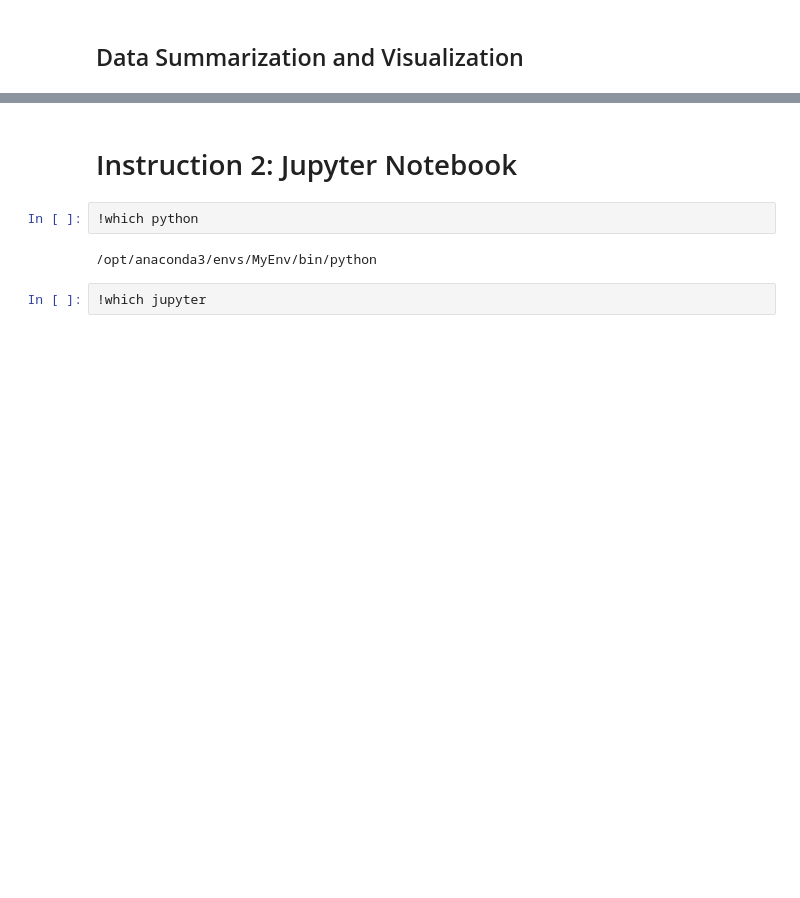
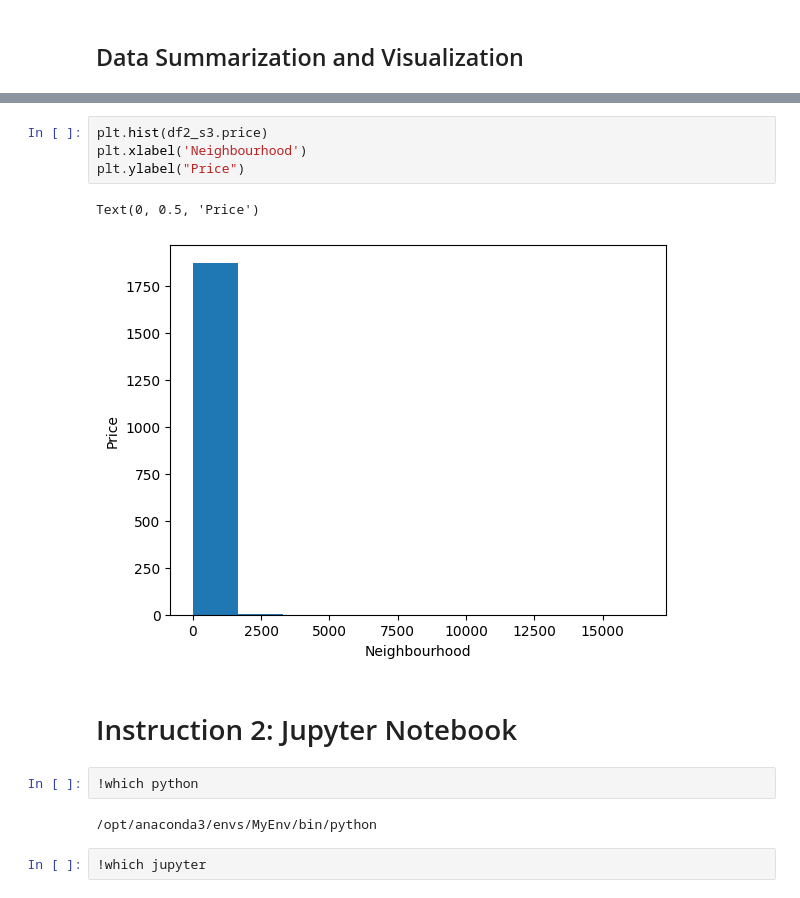
Before and after one commit to Naren1610/IST5520GrpProj, a Jupyter notebook: Milestone2_v2.ipynb, the cells around one changed output, grey strips where cells are left out. Cells and saved outputs as stored; diff of their text form; blank space fills up the shorter version.

```diff
--- a/Milestone2_v2.ipynb
+++ b/Milestone2_v2.ipynb
@@ -217,3 +207,10 @@ ValueError: Can only compare identically-labeled Series objects
+# %%
+plt.hist(df2_s3.price)
+plt.xlabel('Neighbourhood')
+plt.ylabel("Price")
+# %% [output]
+Text(0, 0.5, 'Price')
+[figure, added]
 # %% [markdown]
 # Instruction 2: Jupyter Notebook
 # %%
```
Also changed, not shown: parts of 10 cells of this notebook.
